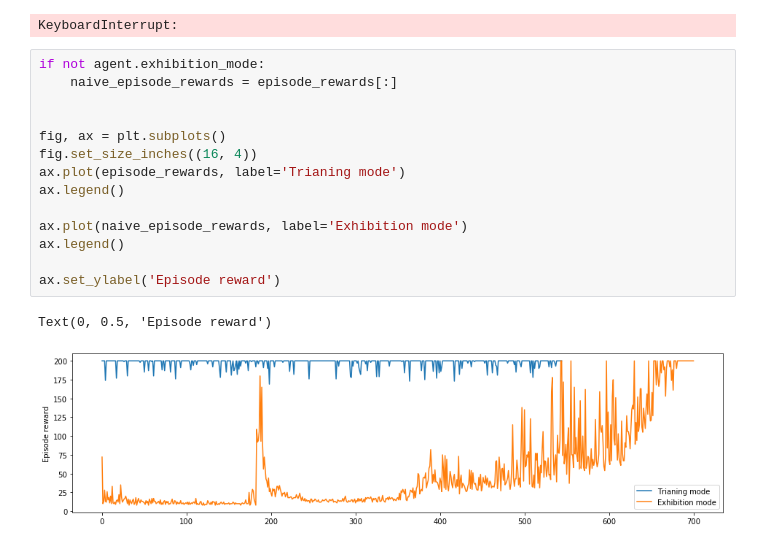
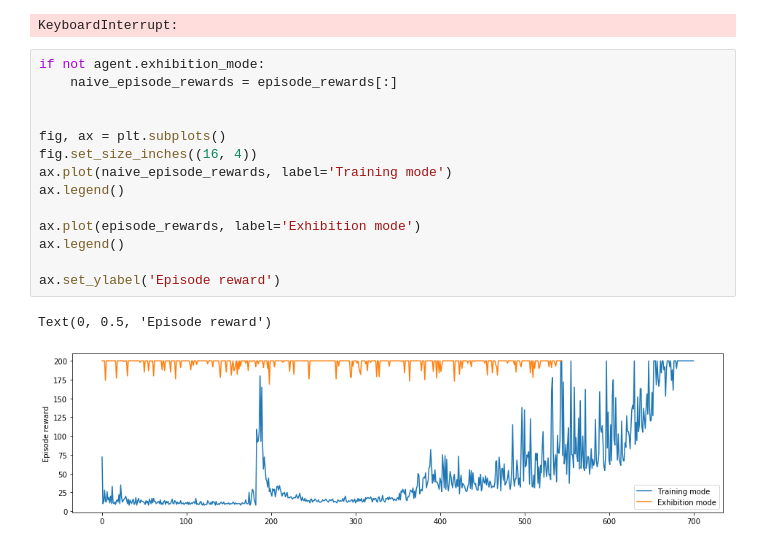
Before and after one commit to pushkarparanjpe/practical-rl, a Jupyter notebook: RL/CartPoleBasic.ipynb, the cells around one changed output. Cells and saved outputs as stored; diff of their text form.

Commit message:
Agent has two modes - training and exhibition

```diff
--- a/RL/CartPoleBasic.ipynb
+++ b/RL/CartPoleBasic.ipynb
@@ -214,17 +214,17 @@ KeyboardInterrupt:
 # %%
 if not agent.exhibition_mode:
     naive_episode_rewards = episode_rewards[:]
 
 
 fig, ax = plt.subplots()
 fig.set_size_inches((16, 4))
-ax.plot(episode_rewards, label='Trianing mode')
+ax.plot(naive_episode_rewards, label='Training mode')
 ax.legend()
 
-ax.plot(naive_episode_rewards, label='Exhibition mode')
+ax.plot(episode_rewards, label='Exhibition mode')
 ax.legend()
 
 ax.set_ylabel('Episode reward')
 # %% [output]
 Text(0, 0.5, 'Episode reward')
-[figure, old version]
+[figure, new version]
```
